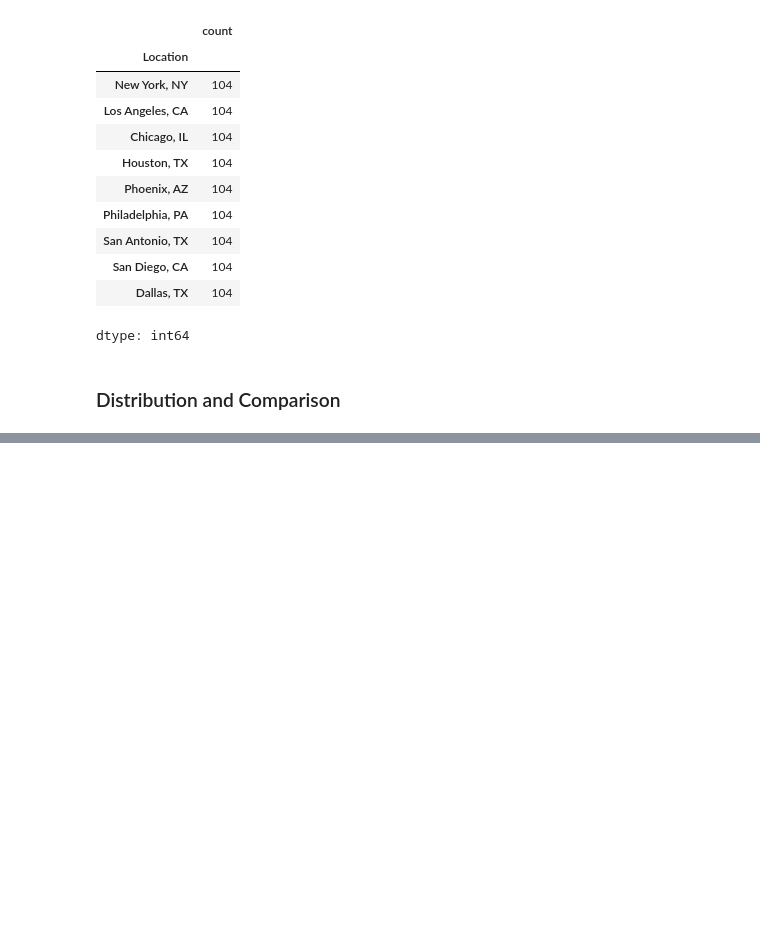
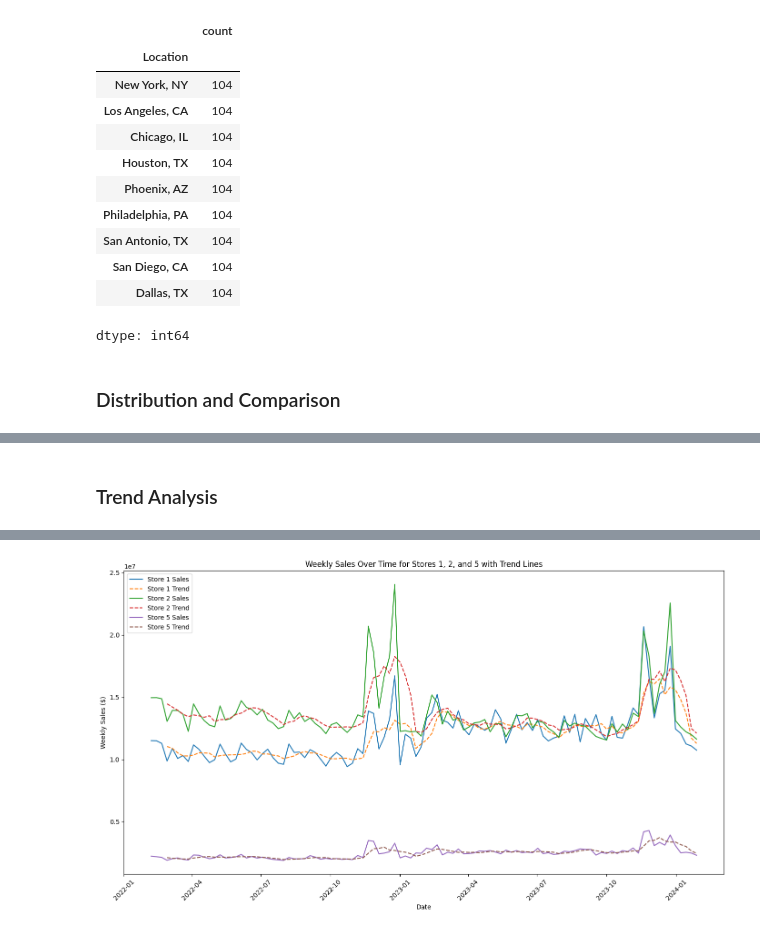
Before and after one commit to saulzmtz/ds, a Jupyter notebook: leaningTower1.ipynb, the cells around one changed output, grey strips where cells are left out. Saved outputs shown, nothing was run; the diff lists cells and outputs as text; code cells hidden in the pictures; blank space fills up the shorter version.

```diff
--- a/leaningTower1.ipynb
+++ b/leaningTower1.ipynb
@@ -191,0 +314,37 @@ dtype: int64
+# %% [markdown]
+### Trend Analysis
+# %%
+# PROMPT : I'd like to create a line chart to visualize the weekly sales over time for stores 1, 2, and 5 and to include a trend line for each store.
+
+# CODE:
+
+import matplotlib.pyplot as plt
+
+# Set up the plot size and format
+plt.figure(figsize=(14, 8))
+
+# Define the stores of interest
+stores_of_interest = [1, 2, 5]
+
+# Plot weekly sales for each store with a moving average trend line
+for store_id in stores_of_interest:
+    store_data = data[data['Store'] == store_id].sort_values(by='Date')
+
+    # Plot the weekly sales data
+    plt.plot(store_data['Date'], store_data['Weekly_Sales'], label=f'Store {store_id} Sales')
+
+    # Calculate and plot a 4-week moving average as a trend line
+    store_data['Trend'] = store_data['Weekly_Sales'].rolling(window=4).mean()
+    plt.plot(store_data['Date'], store_data['Trend'], linestyle='--', label=f'Store {store_id} Trend')
+
+# Format the plot
+plt.title('Weekly Sales Over Time for Stores 1, 2, and 5 with Trend Lines')
+plt.xlabel('Date')
+plt.ylabel('Weekly Sales ($)')
+plt.legend()
+plt.xticks(rotation=45)
+plt.tight_layout()
+
+# Show the plot
+plt.show()
+# %% [output]
@@ -191,0 +368 @@ dtype: int64
+[figure, added]
```
Also changed, not shown: parts of 10 cells of this notebook.
